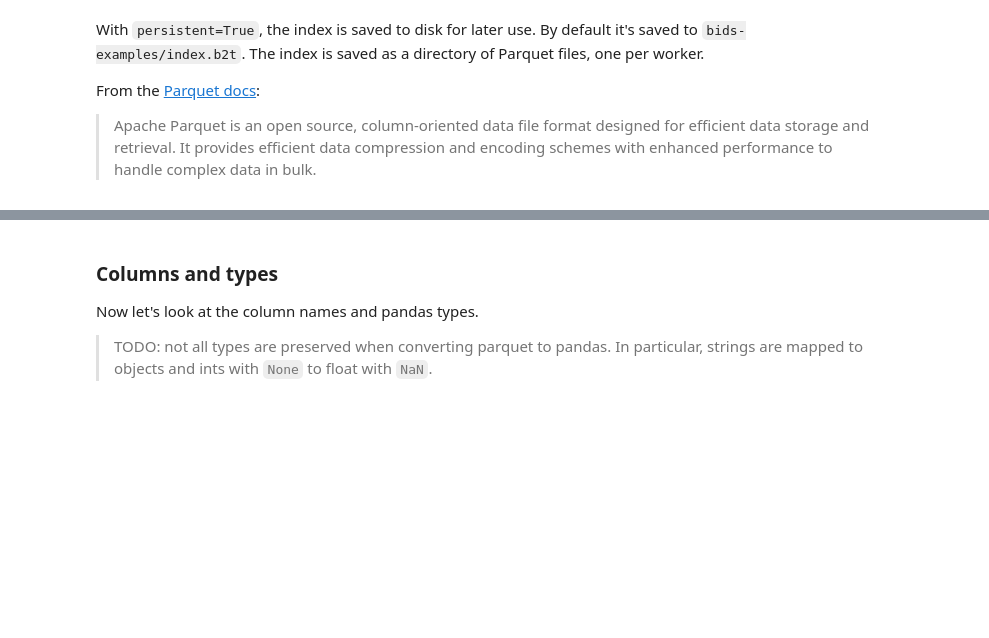
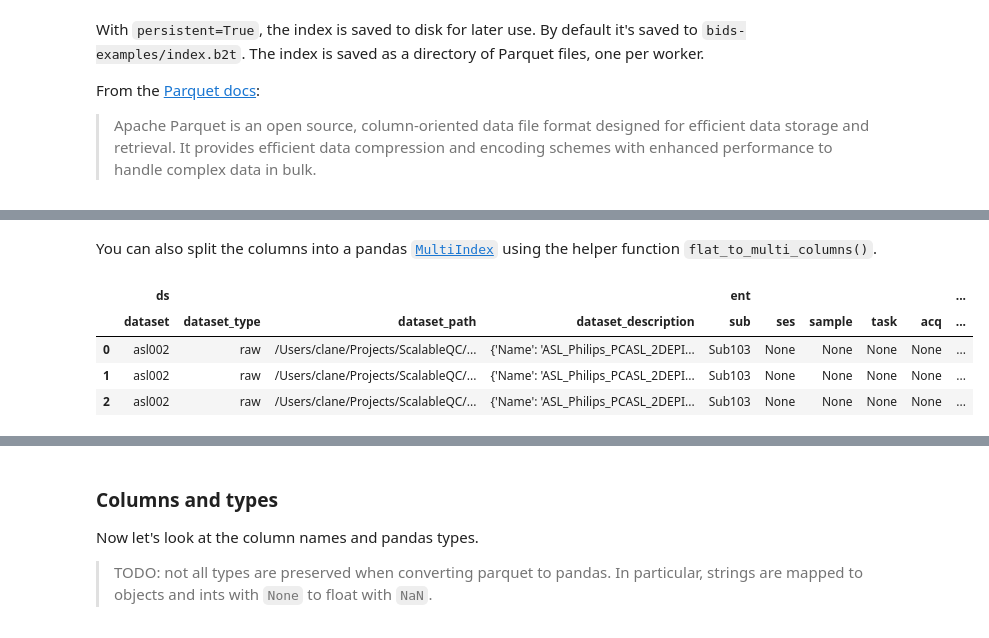
Before and after one commit to childmindresearch/bids2table, a Jupyter notebook: example/example.ipynb, the cells around one changed output, grey strips where cells are left out. Cells and saved outputs as stored; diff of their text form; code cells hidden in the pictures; blank space fills up the shorter version.

```diff
--- a/example/example.ipynb
+++ b/example/example.ipynb
@@ -57,0 +58,12 @@ df.head(3)
+# %% [markdown]
+You can also split the columns into a pandas [`MultiIndex`](https://pandas.pydata.org/docs/user_guide/advanced.html) using the helper function `flat_to_multi_columns()`.
+# %%
+df_multi = flat_to_multi_columns(df)
+
+df_multi.head(3)
+# %% [output]
+|  | ds |  |  |  | ent |  |  |  |  | ... |
+|  | dataset | dataset_type | dataset_path | dataset_description | sub | ses | sample | task | acq | ... |
+| 0 | asl002 | raw | /Users/clane/Projects/ScalableQC/... | {'Name': 'ASL_Philips_PCASL_2DEPI... | Sub103 | None | None | None | None | ... |
+| 1 | asl002 | raw | /Users/clane/Projects/ScalableQC/... | {'Name': 'ASL_Philips_PCASL_2DEPI... | Sub103 | None | None | None | None | ... |
+| 2 | asl002 | raw | /Users/clane/Projects/ScalableQC/... | {'Name': 'ASL_Philips_PCASL_2DEPI... | Sub103 | None | None | None | None | ... |
```
Also changed, not shown: parts of 17 cells of this notebook, 11 other files.
